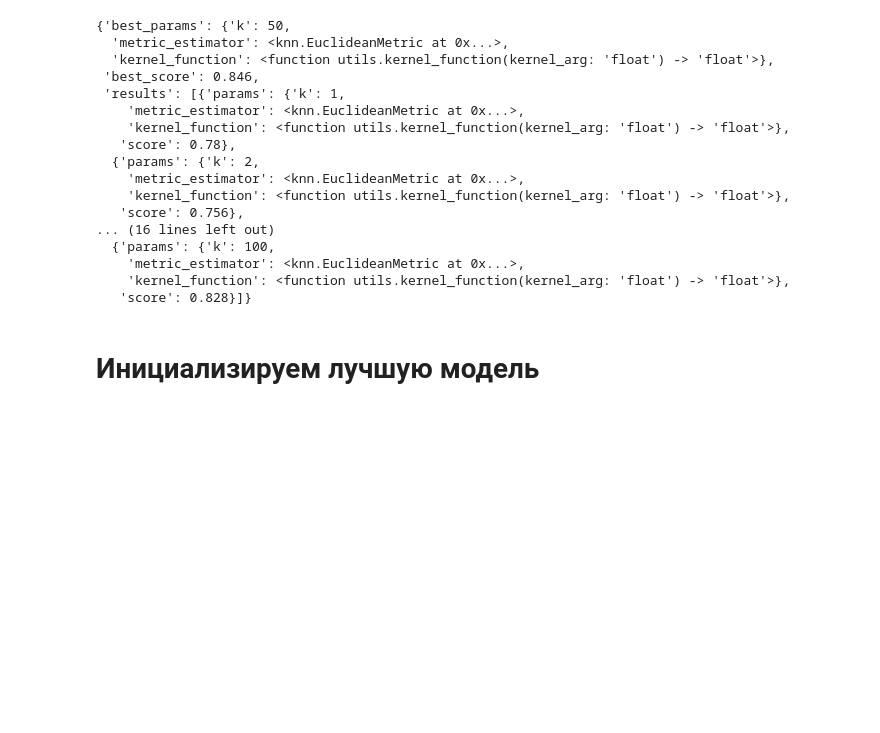
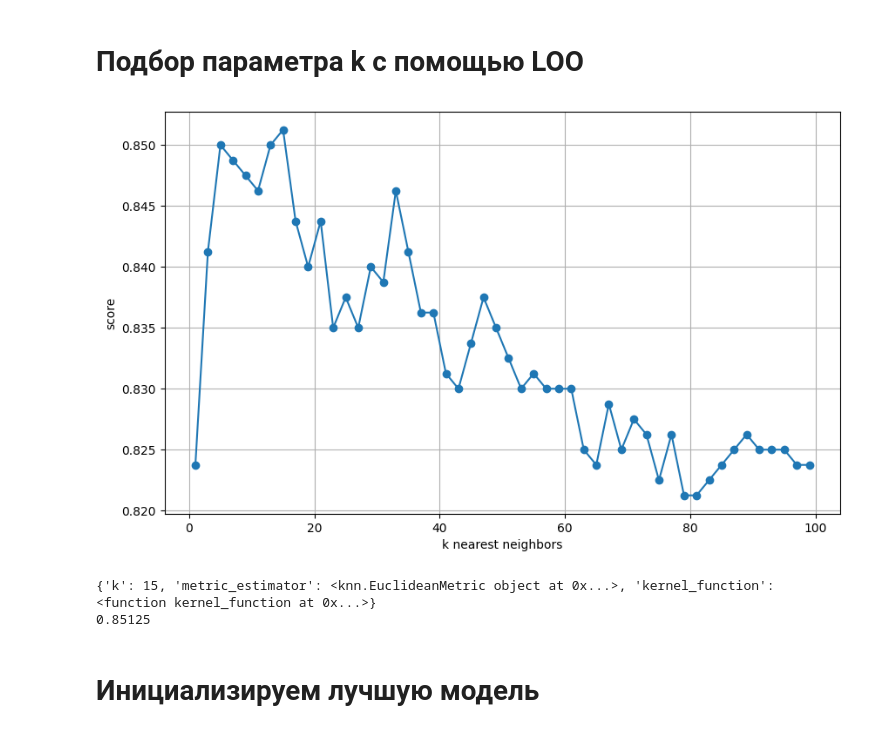
Before and after one commit to itmo-mla/fall-2025, a Jupyter notebook: students/kasiutin-ia/lab2/source/model_inference.ipynb, the cells around one changed output. Cells and saved outputs as stored; diff of their text form; code cells hidden in the pictures; blank space fills up the shorter version.

```diff
--- a/students/kasiutin-ia/lab2/source/model_inference.ipynb
+++ b/students/kasiutin-ia/lab2/source/model_inference.ipynb
@@ -12,35 +11,53 @@ from utils import LOO_grid_search, get_distance_matrix, kernel_function
 # %%
 dataset = pd.read_csv("processed_dataset.csv", index_col=0)
-dataset = dataset.drop_duplicates()  # чтобы не было двух одинаковых точек (тогда dist=0)
+dataset = (
+    dataset.drop_duplicates()
+)  # чтобы не было двух одинаковых точек (тогда dist=0)
 
 X = dataset.drop(columns="RainTomorrow").to_numpy()
 y = dataset["RainTomorrow"].to_numpy()
 
-X_train, X_test, y_train, y_test = train_test_split(X, y, test_size=0.2, random_state=42)
+samples_idx = np.random.choice(len(X), 1000, replace=False)
+X = X[samples_idx]
+y = y[samples_idx]
+
+X_train, X_test, y_train, y_test = train_test_split(
+    X, y, test_size=0.2, random_state=42
+)
+# %% [markdown]
+# Подбор параметра k с помощью LOO
 # %%
-params = {"k": [1, 2, 5, 10, 50, 75, 100], "metric_estimator": [EuclideanMetric()], "kernel_function": [kernel_function]}
+params = {
+    "k": [i for i in range(1, 100, 2)],
+    "metric_estimator": [EuclideanMetric()],
+    "kernel_function": [kernel_function],
+}
 
-best_params = LOO_grid_search(ParzenKNN, params, X_train, y_train)
+params_results = LOO_grid_search(ParzenKNN, params, X_train, y_train)
 # %%
-best_params
+import matplotlib.pyplot as plt
+
+k = []
+score = []
+for params in params_results["results"]:
+    k.append(params["params"]["k"])
+    score.append(params["score"])
+
+
+plt.figure(figsize=(10, 6))
+plt.plot(k, score, marker="o")
+plt.grid()
+plt.xlabel("k nearest neighbors")
+plt.ylabel("score")
+plt.show()
 # %% [output]
-{'best_params': {'k': 50,
-  'metric_estimator': <knn.EuclideanMetric at 0x...>,
-  'kernel_function': <function utils.kernel_function(kernel_arg: 'float') -> 'float'>},
- 'best_score': 0.846,
- 'results': [{'params': {'k': 1,
-    'metric_estimator': <knn.EuclideanMetric at 0x...>,
-    'kernel_function': <function utils.kernel_function(kernel_arg: 'float') -> 'float'>},
-   'score': 0.78},
-  {'params': {'k': 2,
-    'metric_estimator': <knn.EuclideanMetric at 0x...>,
-    'kernel_function': <function utils.kernel_function(kernel_arg: 'float') -> 'float'>},
-   'score': 0.756},
-... (16 lines left out)
-  {'params': {'k': 100,
-    'metric_estimator': <knn.EuclideanMetric at 0x...>,
-    'kernel_function': <function utils.kernel_function(kernel_arg: 'float') -> 'float'>},
-   'score': 0.828}]}
+[figure, added]
+# %%
+print(params_results["best_params"])
+print(params_results["best_score"])
+# %% [output]
+{'k': 15, 'metric_estimator': <knn.EuclideanMetric object at 0x...>, 'kernel_function': <function kernel_function at 0x...>}
+0.85125
 # %% [markdown]
 # Инициализируем лучшую модель
 # %%
```
Also changed, not shown: parts of 19 cells of this notebook, 6 other files.
